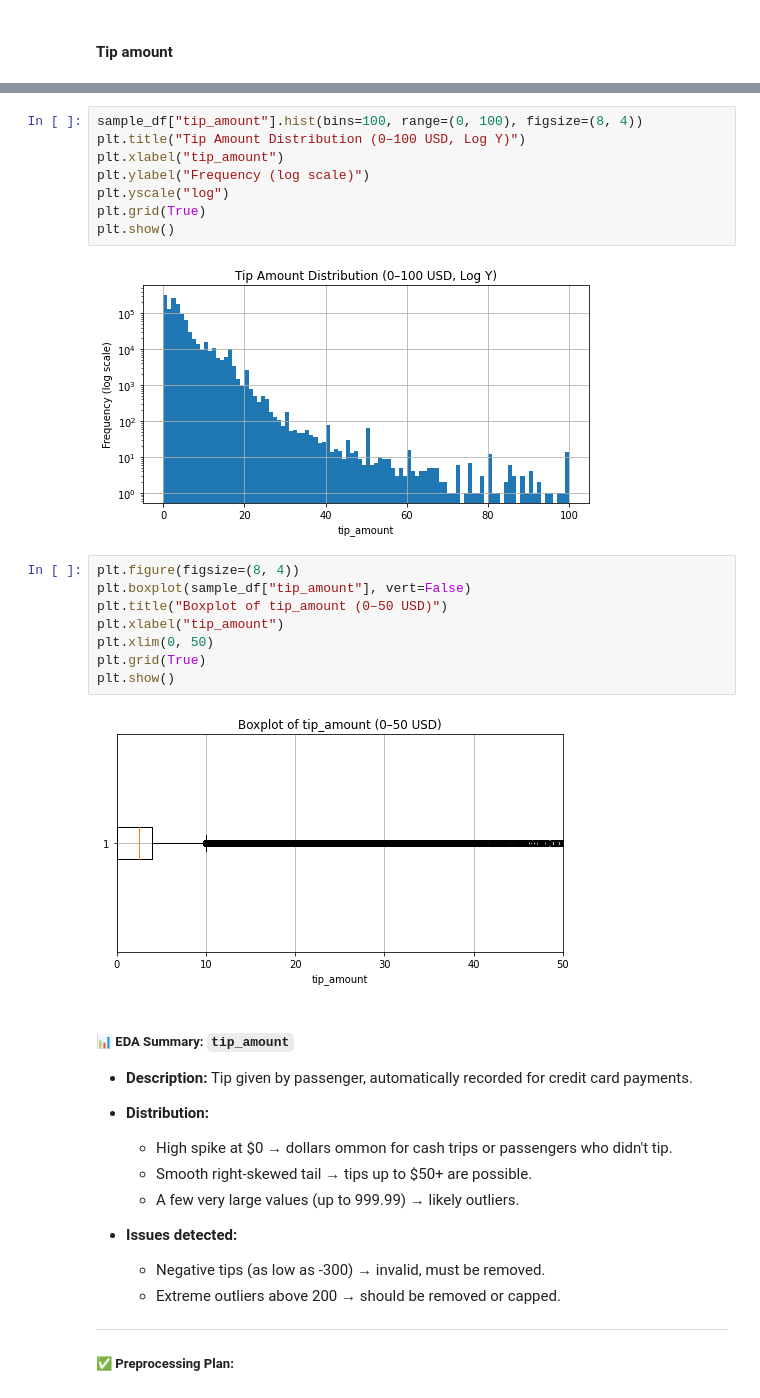
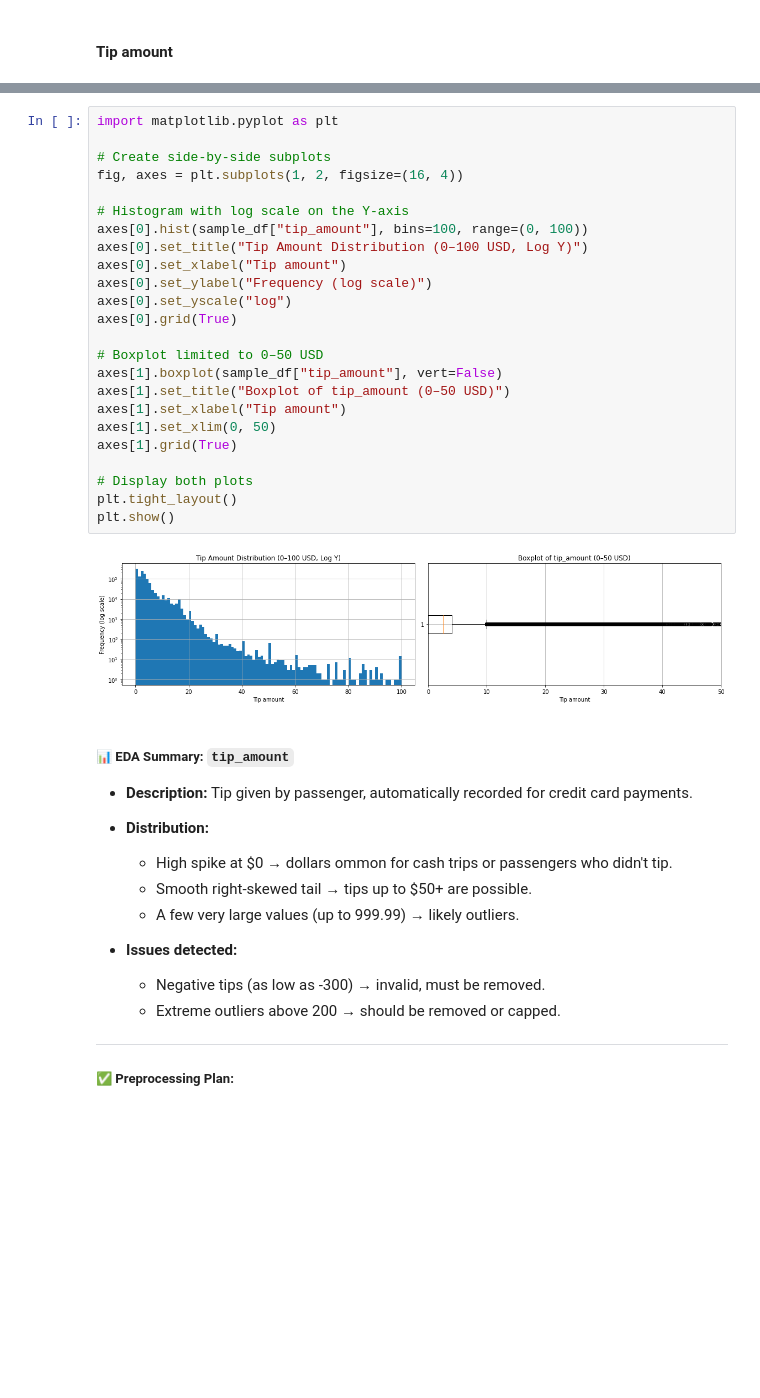
Before and after one commit to rafabernard0/BDA_PROJECT, a Jupyter notebook: Final_delivery/01_EDA.ipynb, the cells around one changed output, grey strips where cells are left out. Drawn from its saved outputs; the diff is of its cells as text; blank space fills up the shorter version.

```diff
--- a/Final_delivery/01_EDA.ipynb
+++ b/Final_delivery/01_EDA.ipynb
@@ -557,23 +433,29 @@ plt.show()
-# %%
-sample_df["tip_amount"].hist(bins=100, range=(0, 100), figsize=(8, 4))
-plt.title("Tip Amount Distribution (0–100 USD, Log Y)")
-plt.xlabel("tip_amount")
-plt.ylabel("Frequency (log scale)")
-plt.yscale("log")
-plt.grid(True)
-plt.show()
-# %% [output]
-[figure, removed]
-# %%
-plt.figure(figsize=(8, 4))
-plt.boxplot(sample_df["tip_amount"], vert=False)
-plt.title("Boxplot of tip_amount (0–50 USD)")
-plt.xlabel("tip_amount")
-plt.xlim(0, 50)
-plt.grid(True)
-plt.show()
-# %% [output]
-[figure, removed]
+# %%
+import matplotlib.pyplot as plt
+
+# Create side-by-side subplots
+fig, axes = plt.subplots(1, 2, figsize=(16, 4))
+
+# Histogram with log scale on the Y-axis
+axes[0].hist(sample_df["tip_amount"], bins=100, range=(0, 100))
+axes[0].set_title("Tip Amount Distribution (0–100 USD, Log Y)")
+axes[0].set_xlabel("Tip amount")
+axes[0].set_ylabel("Frequency (log scale)")
+axes[0].set_yscale("log")
+axes[0].grid(True)
+
+# Boxplot limited to 0–50 USD
+axes[1].boxplot(sample_df["tip_amount"], vert=False)
+axes[1].set_title("Boxplot of tip_amount (0–50 USD)")
+axes[1].set_xlabel("Tip amount")
+axes[1].set_xlim(0, 50)
+axes[1].grid(True)
+
+# Display both plots
+plt.tight_layout()
+plt.show()
+# %% [output]
+[figure, added]
 # %% [markdown]
 ##### 📊 EDA Summary: `tip_amount`
 
```
Also changed, not shown: parts of 51 cells of this notebook.
